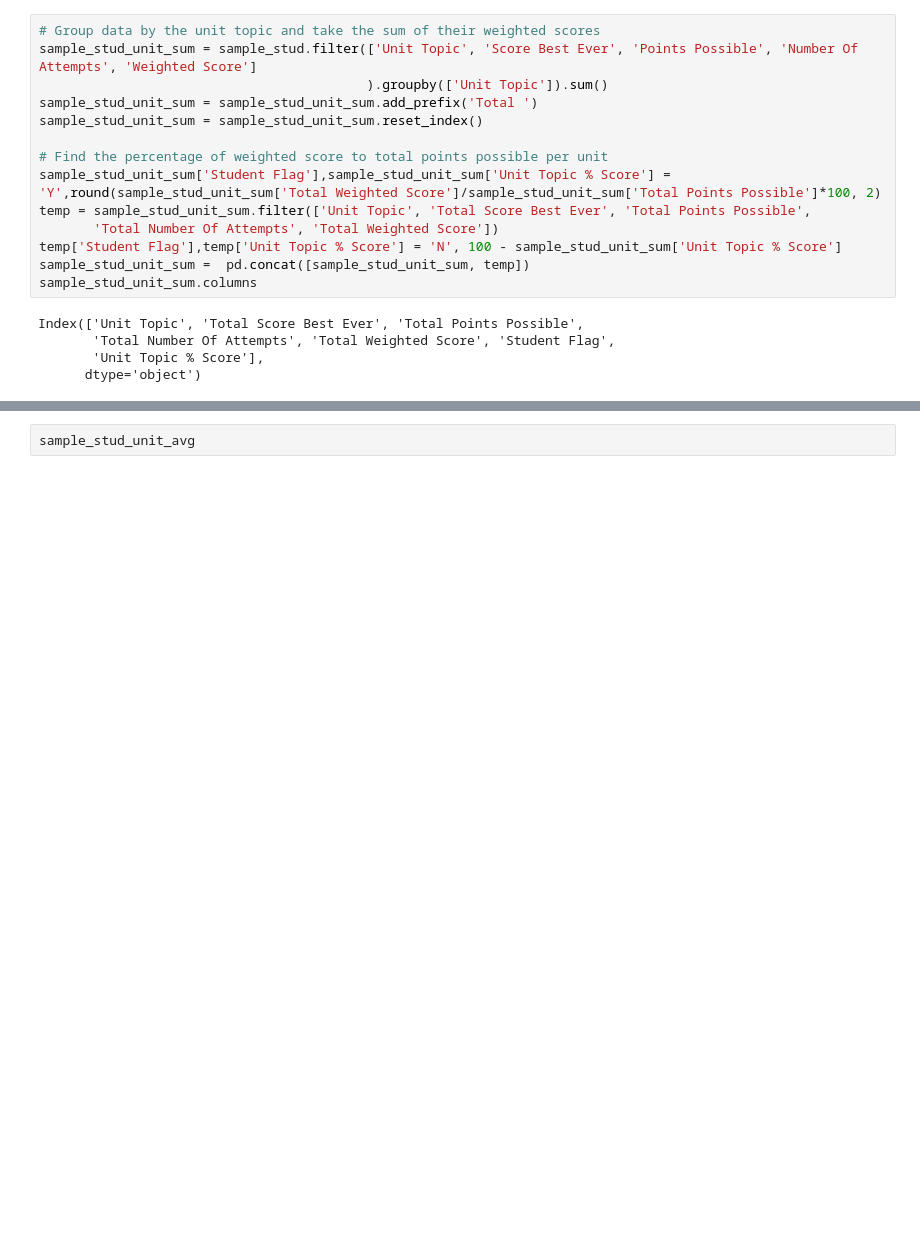
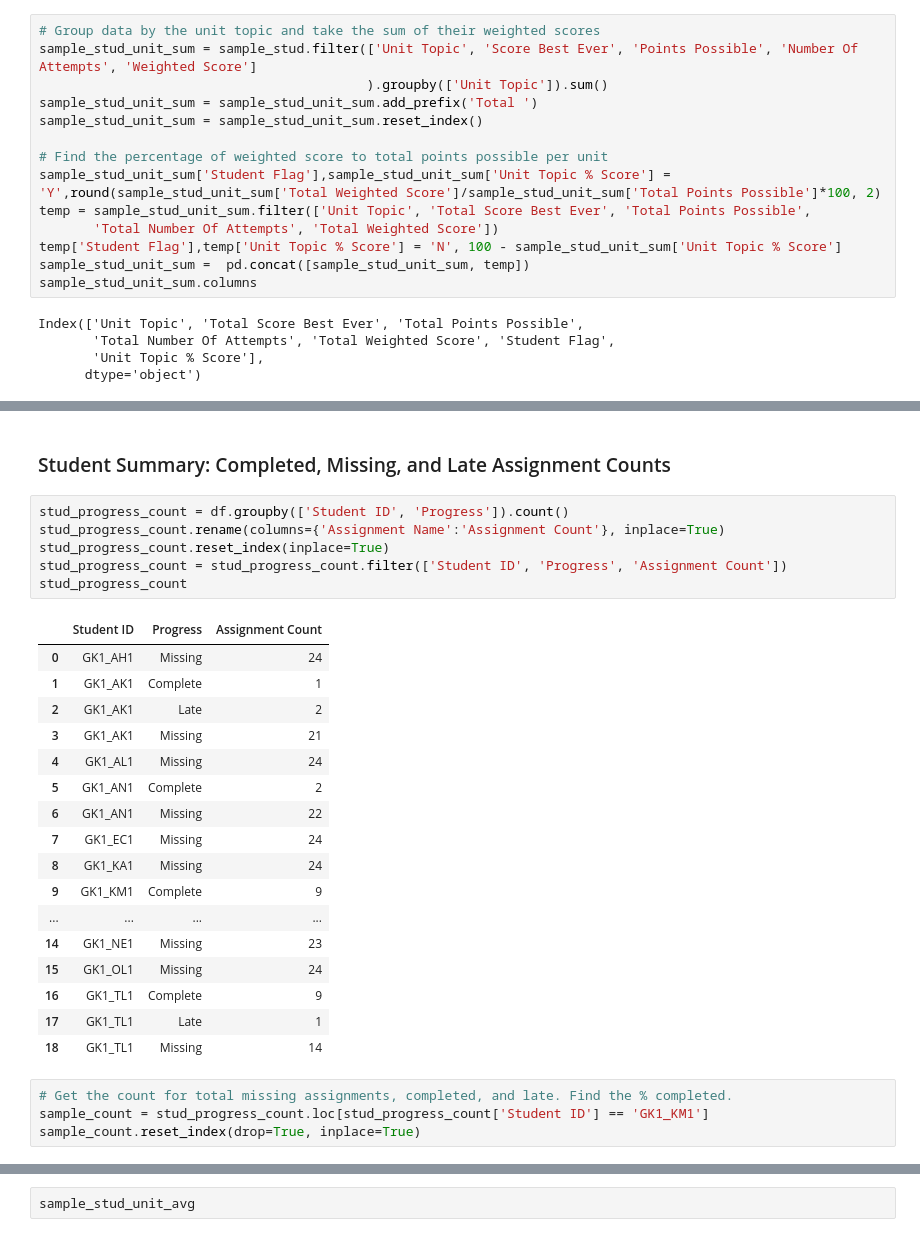
Before and after one commit to kle96/student-dashboard, a Jupyter notebook: Visualizations/visualizations.ipynb, the cells around one changed output, grey strips where cells are left out. Cells and saved outputs as stored; diff of their text form; blank space fills up the shorter version.

```diff
--- a/Visualizations/visualizations.ipynb
+++ b/Visualizations/visualizations.ipynb
@@ -71,0 +138,30 @@ Index(['Unit Topic', 'Total Score Best Ever', 'Total Points Possible',
+# %% [markdown]
+### Student Summary: Completed, Missing, and Late Assignment Counts
+# %%
+stud_progress_count = df.groupby(['Student ID', 'Progress']).count()
+stud_progress_count.rename(columns={'Assignment Name':'Assignment Count'}, inplace=True)
+stud_progress_count.reset_index(inplace=True)
+stud_progress_count = stud_progress_count.filter(['Student ID', 'Progress', 'Assignment Count'])
+stud_progress_count
+# %% [output]
+|  | Student ID | Progress | Assignment Count |
+| 0 | GK1_AH1 | Missing | 24 |
+| 1 | GK1_AK1 | Complete | 1 |
+| 2 | GK1_AK1 | Late | 2 |
+| 3 | GK1_AK1 | Missing | 21 |
+| 4 | GK1_AL1 | Missing | 24 |
+| 5 | GK1_AN1 | Complete | 2 |
+| 6 | GK1_AN1 | Missing | 22 |
+| 7 | GK1_EC1 | Missing | 24 |
+| 8 | GK1_KA1 | Missing | 24 |
+| 9 | GK1_KM1 | Complete | 9 |
+| ... | ... | ... | ... |
+| 14 | GK1_NE1 | Missing | 23 |
+| 15 | GK1_OL1 | Missing | 24 |
+| 16 | GK1_TL1 | Complete | 9 |
+| 17 | GK1_TL1 | Late | 1 |
+| 18 | GK1_TL1 | Missing | 14 |
+# %%
+# Get the count for total missing assignments, completed, and late. Find the % completed.
+sample_count = stud_progress_count.loc[stud_progress_count['Student ID'] == 'GK1_KM1']
+sample_count.reset_index(drop=True, inplace=True)
```
Also changed, not shown: parts of 14 cells of this notebook, 1 other file.
